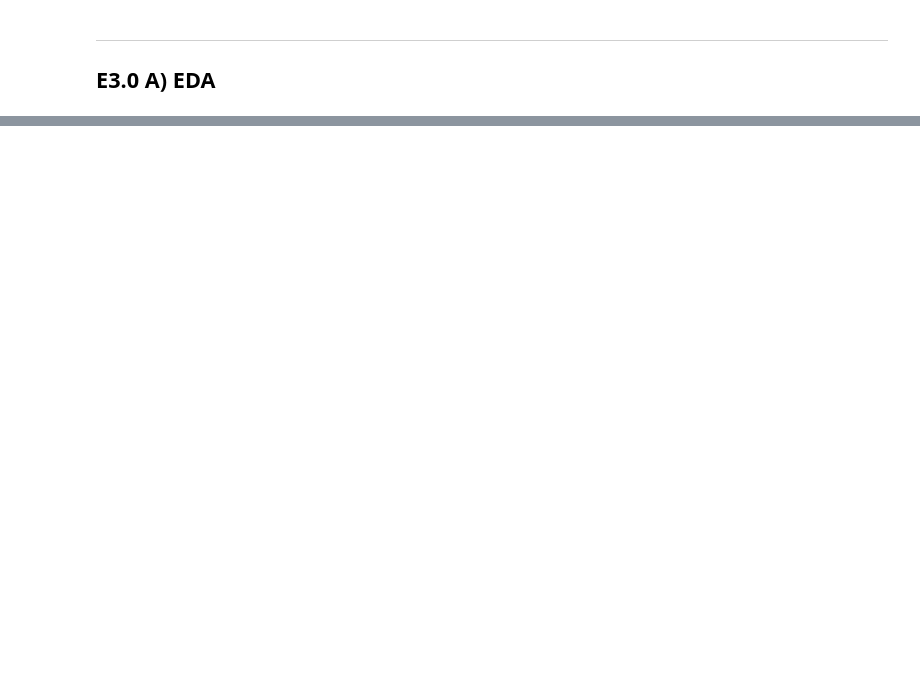
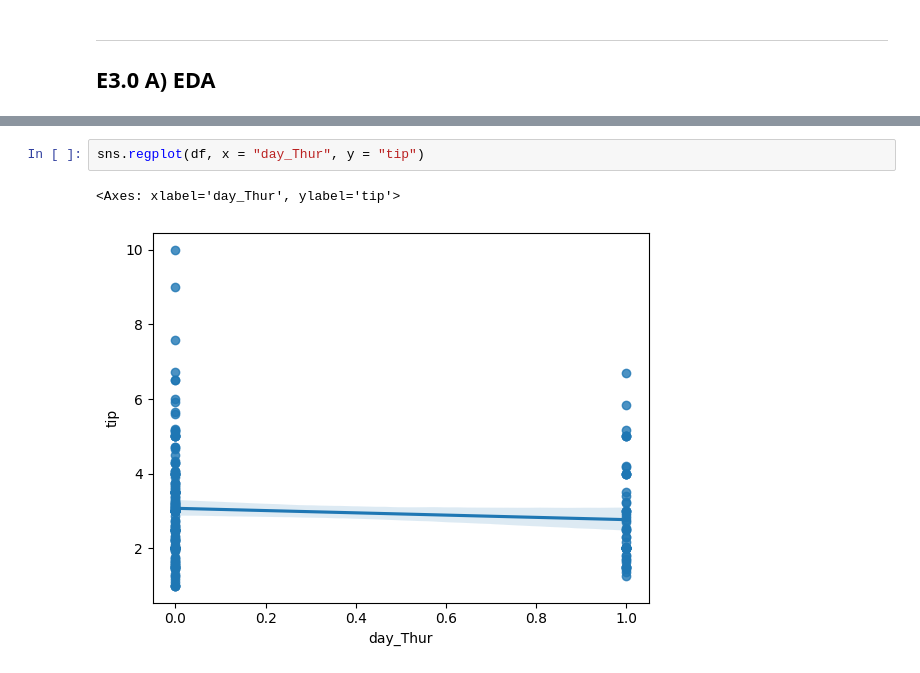
Before and after one commit to Andreas-Svensson/machine_learning, a Jupyter notebook: exercises/E3.ipynb, the cells around one changed output, grey strips where cells are left out. Drawn from its saved outputs; the diff is of its cells as text; blank space fills up the shorter version.

```diff
--- a/exercises/E3.ipynb
+++ b/exercises/E3.ipynb
@@ -54,0 +114,5 @@ sns.pairplot(df, kind = "reg");
+# %%
+sns.regplot(df, x = "day_Thur", y = "tip")
+# %% [output]
+<Axes: xlabel='day_Thur', ylabel='tip'>
+[figure, added]
```
Also changed, not shown: parts of 15 cells of this notebook.
